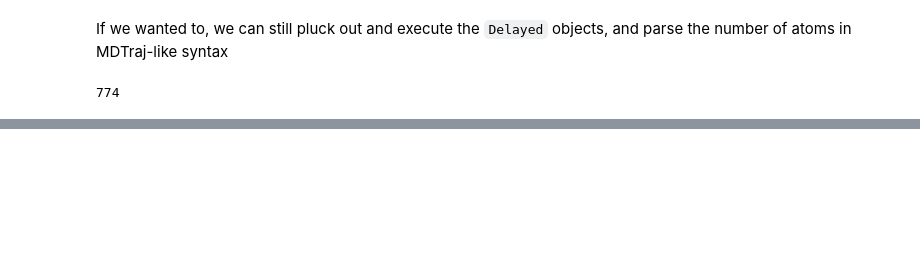
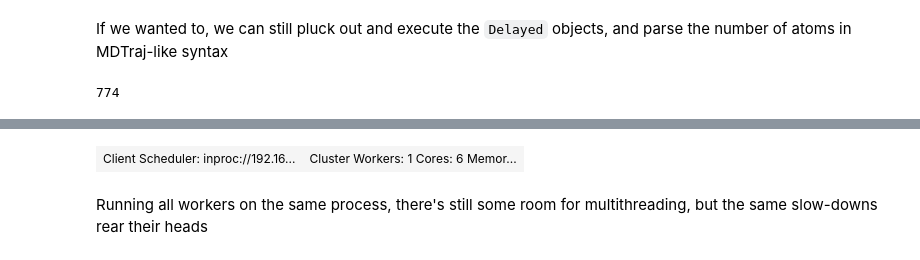
Before and after one commit to ahy3nz/ahy3nz.github.io, a Jupyter notebook: files/notebooks/2020-05-13-dask-mdtraj.ipynb, the cells around one changed output, grey strips where cells are left out. Saved outputs shown, nothing was run; the diff lists cells and outputs as text; code cells hidden in the pictures; blank space fills up the shorter version.

```diff
--- a/files/notebooks/2020-05-13-dask-mdtraj.ipynb
+++ b/files/notebooks/2020-05-13-dask-mdtraj.ipynb
@@ -136,0 +361,5 @@ dask.visualize(all_displacements)
+# %%
+client.close()
+client = Client(processes=False)
+client
+# %% [output]
@@ -136,0 +368,3 @@ dask.visualize(all_displacements)
+| Client Scheduler: inproc://192.16... | Cluster Workers: 1 Cores: 6 Memor... |
+# %% [markdown]
+Running all workers on the same process, there's still some room for multithreading, but the same slow-downs rear their heads
```
Also changed, not shown: parts of 49 cells of this notebook, 6 other files.
